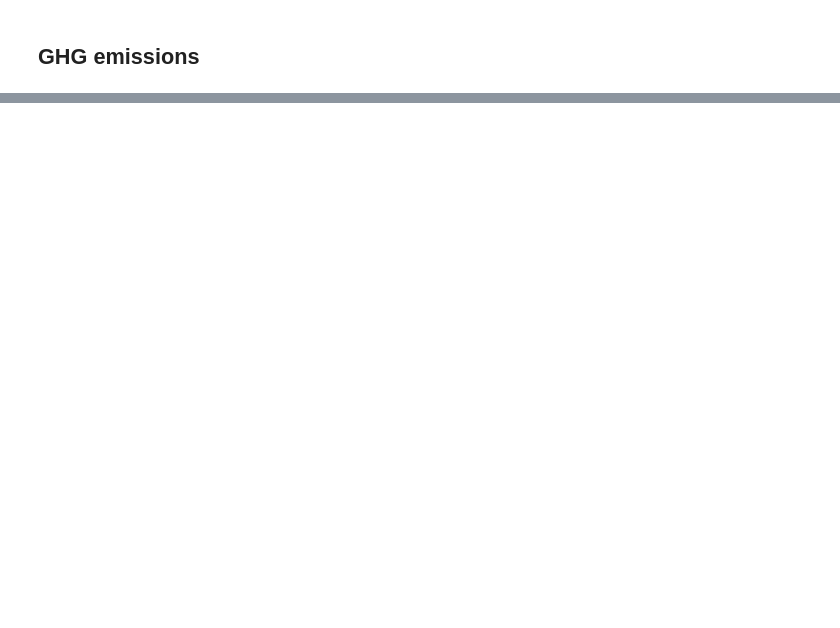
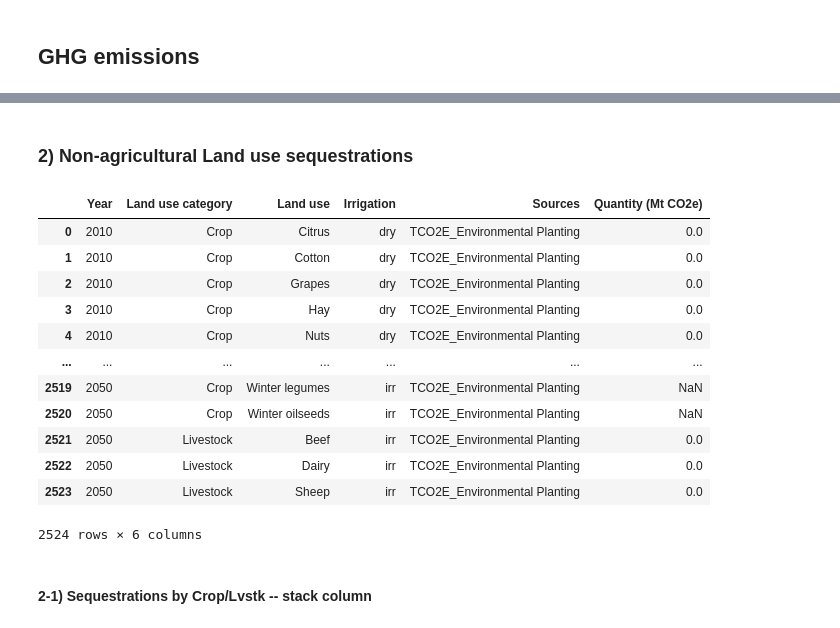
Before and after one commit to JinzhuWANG/VIS_LUTO, a Jupyter notebook: VIS_01_GHG.ipynb, the cells around one changed output, grey strips where cells are left out. Drawn from its saved outputs; the diff is of its cells as text; code cells hidden in the pictures; blank space fills up the shorter version.

Commit message:
Convert GHG_plot to a class

```diff
--- a/VIS_01_GHG.ipynb
+++ b/VIS_01_GHG.ipynb
@@ -351,0 +40,6 @@ alt.Chart(GHG_ag_lu_source).mark_bar().encode(
+# %%
+# Get the GHG files
+GHG_files = get_GHG_file_df(files_selc)
+GHG_files = GHG_files.reset_index(drop=True).sort_values(['year','GHG_sum_t'])
+GHG_files['GHG_sum_Mt'] = GHG_files['GHG_sum_t'] / 1e6
+GHG_files.head(3)
@@ -351,0 +146,23 @@ alt.Chart(GHG_ag_lu_source).mark_bar().encode(
+# %% [markdown]
+### 2) Non-agricultural Land use sequestrations
+# %%
+# Initialize the class
+non_ag_lucc_GHG = get_GHG_plots(GHG_files,'Non-Agricultural Landuse','GHG sequestration (Mt CO2e)')
+# %%
+non_ag_lucc_GHG.GHG_df_long
+# %% [output]
+|  | Year | Land use category | Land use | Irrigation | Sources | Quantity (Mt CO2e) |
+| 0 | 2010 | Crop | Citrus | dry | TCO2E_Environmental Planting | 0.0 |
+| 1 | 2010 | Crop | Cotton | dry | TCO2E_Environmental Planting | 0.0 |
+| 2 | 2010 | Crop | Grapes | dry | TCO2E_Environmental Planting | 0.0 |
+| 3 | 2010 | Crop | Hay | dry | TCO2E_Environmental Planting | 0.0 |
+| 4 | 2010 | Crop | Nuts | dry | TCO2E_Environmental Planting | 0.0 |
+| ... | ... | ... | ... | ... | ... | ... |
+| 2519 | 2050 | Crop | Winter legumes | irr | TCO2E_Environmental Planting | NaN |
+| 2520 | 2050 | Crop | Winter oilseeds | irr | TCO2E_Environmental Planting | NaN |
+| 2521 | 2050 | Livestock | Beef | irr | TCO2E_Environmental Planting | 0.0 |
+| 2522 | 2050 | Livestock | Dairy | irr | TCO2E_Environmental Planting | 0.0 |
+| 2523 | 2050 | Livestock | Sheep | irr | TCO2E_Environmental Planting | 0.0 |
+2524 rows × 6 columns
+# %% [markdown]
+#### 2-1) Sequestrations by Crop/Lvstk -- stack column
```
Also changed, not shown: parts of 50 cells of this notebook, 4 other files.
